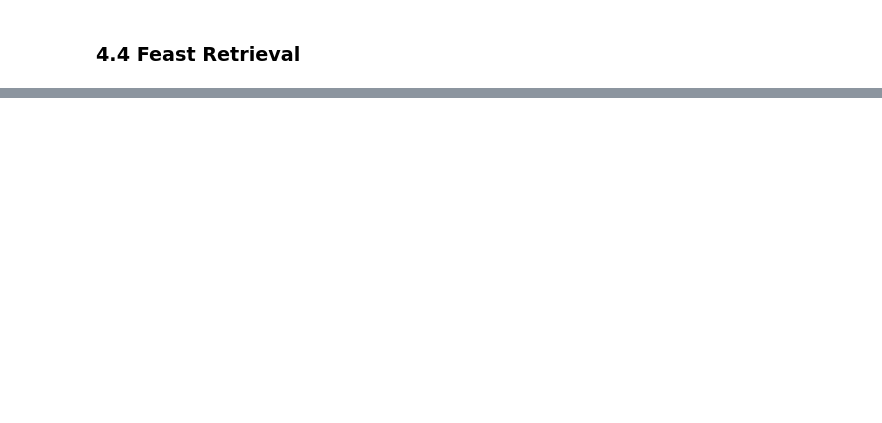
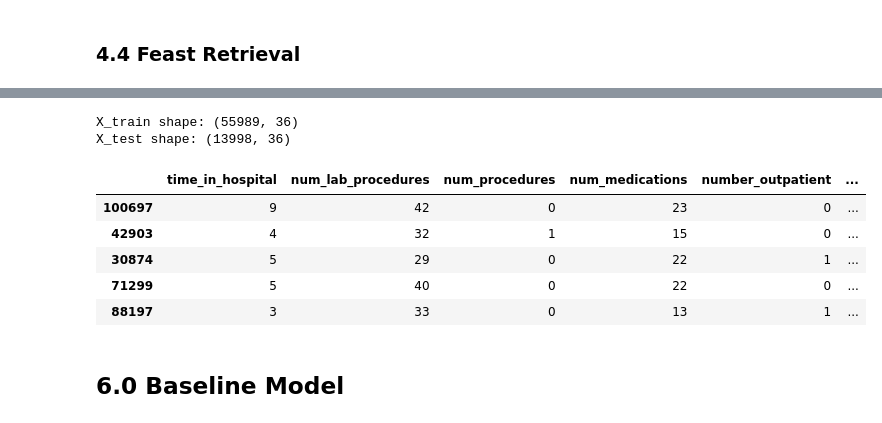
Before and after one commit to enels-uchi/ml-ops-final-group-3, a Jupyter notebook: notebooks/final-group3-en.ipynb, the cells around one changed output, grey strips where cells are left out. Drawn from its saved outputs; the diff is of its cells as text; code cells hidden in the pictures; blank space fills up the shorter version.

```diff
--- a/notebooks/final-group3-en.ipynb
+++ b/notebooks/final-group3-en.ipynb
@@ -745,0 +791,23 @@ Retrieved shape: (69987, 19)
+# %%
+# One hot encoding
+categorical_cols = ['diag_1_category', 'medical_specialty_grouped', 'gender']
+
+X_train = pd.get_dummies(X_train, columns=categorical_cols, dtype=int)
+X_test = pd.get_dummies(X_test, columns=categorical_cols, dtype=int)
+
+X_train, X_test = X_train.align(X_test, join='left', axis=1, fill_value=0)
+
+print("X_train shape:", X_train.shape)
+print("X_test shape:", X_test.shape)
+X_train.head()
+# %% [output]
+X_train shape: (55989, 36)
+X_test shape: (13998, 36)
+|  | time_in_hospital | num_lab_procedures | num_procedures | num_medications | number_outpatient | ... |
+| 100697 | 9 | 42 | 0 | 23 | 0 | ... |
+| 42903 | 4 | 32 | 1 | 15 | 0 | ... |
+| 30874 | 5 | 29 | 0 | 22 | 1 | ... |
+| 71299 | 5 | 40 | 0 | 22 | 0 | ... |
+| 88197 | 3 | 33 | 0 | 13 | 1 | ... |
+# %% [markdown]
+## 6.0 Baseline Model
```
Also changed, not shown: parts of 15 cells of this notebook, 5 other files.
